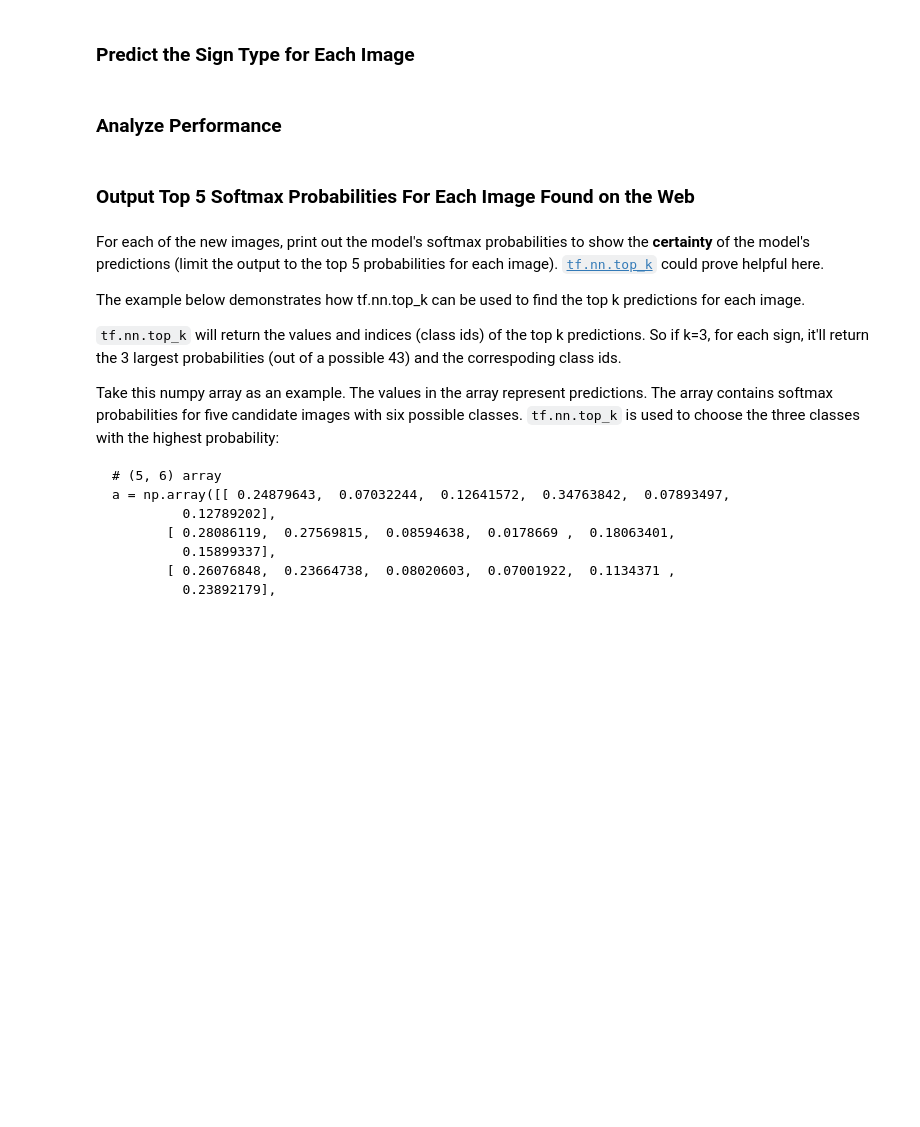
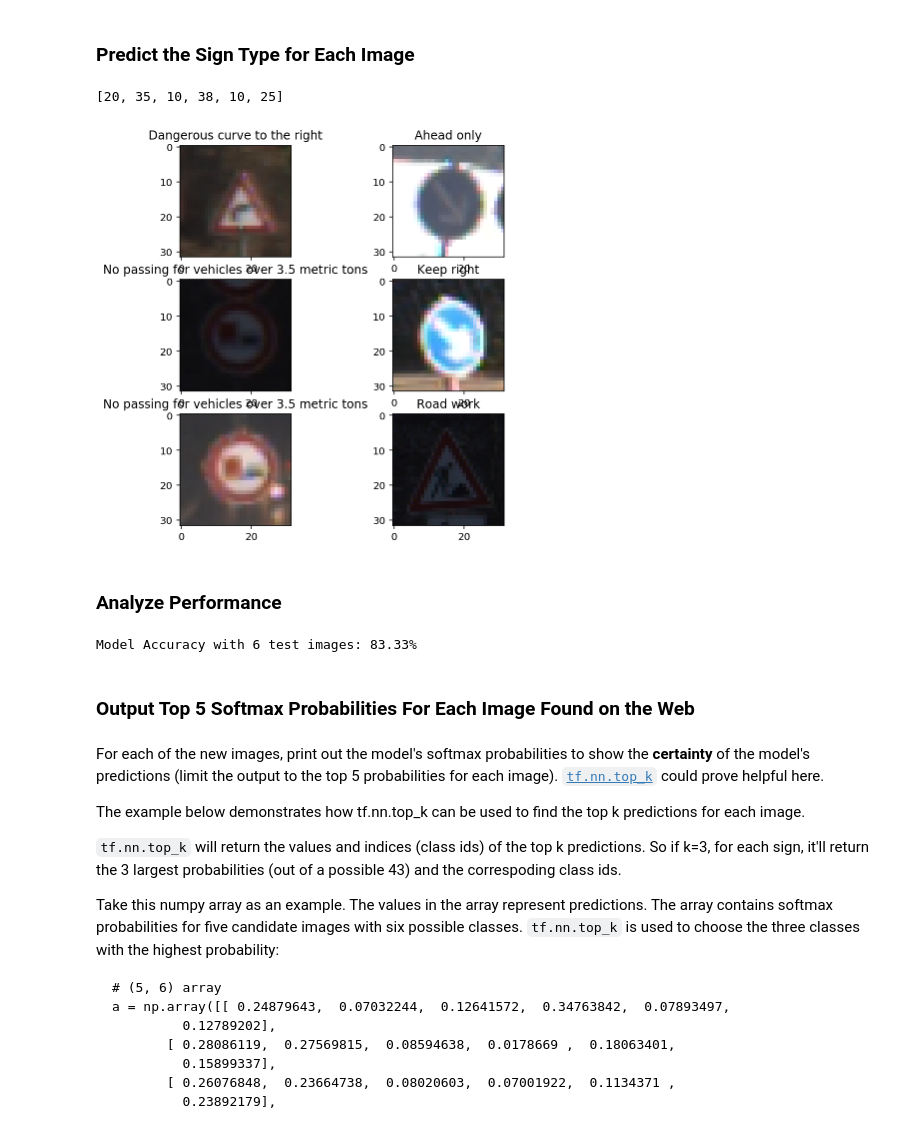
Before and after one commit to chanwooyang/Udacity-SDCND, a Jupyter notebook: T1-P2-TrafficSignClassifier/Traffic_Sign_Classifier.ipynb, the cells around one changed output. Cells and saved outputs as stored; diff of their text form; code cells hidden in the pictures; blank space fills up the shorter version.

```diff
--- a/T1-P2-TrafficSignClassifier/Traffic_Sign_Classifier.ipynb
+++ b/T1-P2-TrafficSignClassifier/Traffic_Sign_Classifier.ipynb
@@ -490,2 +552,57 @@ print(y_test[index])
+# %%
+import pandas
+from sklearn.preprocessing import LabelBinarizer
+
+def load_label_names():
+    column = ['ClassId','SignName']
+    data = pandas.read_csv('signnames.csv', names = column)
+    signnames = data.SignName.tolist()[1:]
+    return signnames
+# %%
+### Run the predictions here and use the model to output the prediction for each image.
+### Make sure to pre-process the images with the same pre-processing pipeline used earlier.
+### Feel free to use as many code cells as needed.
+
+save_model_path = './TrafficSignClassifier'
+
+loaded_graph = tf.Graph()
+test_image_path = './testimage/'
+resized_images = resize_test_images(test_image_path)
+
+with tf.Session(graph=loaded_graph) as sess:
+    num_examples = len(resized_images)
+
+    # Load Model
+    loader = tf.train.import_meta_graph(save_model_path+'.meta')
+    loader.restore(sess, save_model_path)
+
+    # Get Tensors from loaded model
+    loaded_x = loaded_graph.get_tensor_by_name('x:0')
+    loaded_y = loaded_graph.get_tensor_by_name('y:0')
+    loaded_keep_prob = loaded_graph.get_tensor_by_name('keep_prob:0')
+    loaded_logits = loaded_graph.get_tensor_by_name('logits:0')
+    loaded_accuracy = loaded_graph.get_tensor_by_name('accuracy:0')
+
+
+    test_logit = sess.run(loaded_logits, feed_dict={loaded_x: resized_images,loaded_keep_prob:1.0})
+#     print(test_logit)
+
+label_list = load_label_names()
+predicted_id_list = []
+predicted_list = []
+for i in range(num_examples):
+    predicted_label = list(test_logit[i]).index(max(list(test_logit)[i]))
+    predicted_id_list.append(predicted_label)
+    predicted_list.append(label_list[predicted_label])
+print(predicted_id_list)
+
+plt.figure(figsize=(7,7))
+for i in range(n_files):
+    img = resized_images[i]
+    plt.subplot(321+i, title=predicted_list[i])
+    plt.imshow(img)
+# %% [output]
+[20, 35, 10, 38, 10, 25]
+[figure, added]
 # %% [markdown]
 ### Analyze Performance
@@ -495 +609,9 @@ print(y_test[index])
+# %%
+### Since test image sets were not labeled, testing results were manually evaluated
+
+accuracy_list = [1, 0, 1, 1, 1, 1] # Correct prediction: 1; Wrong prediction: 0
+accuracy = sum(accuracy_list)/len(accuracy_list) * 100
+print('Model Accuracy with 6 test images: {:.2f}%'.format(accuracy))
+# %% [output]
+Model Accuracy with 6 test images: 83.33%
 # %% [markdown]
```
Also changed, not shown: parts of 17 cells of this notebook.
